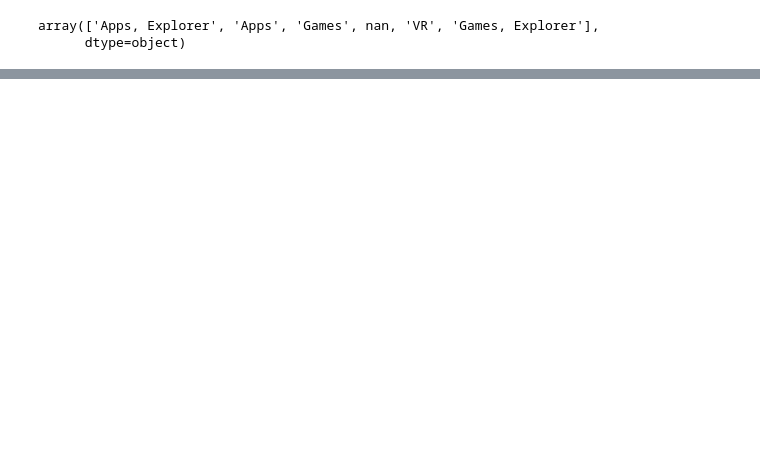
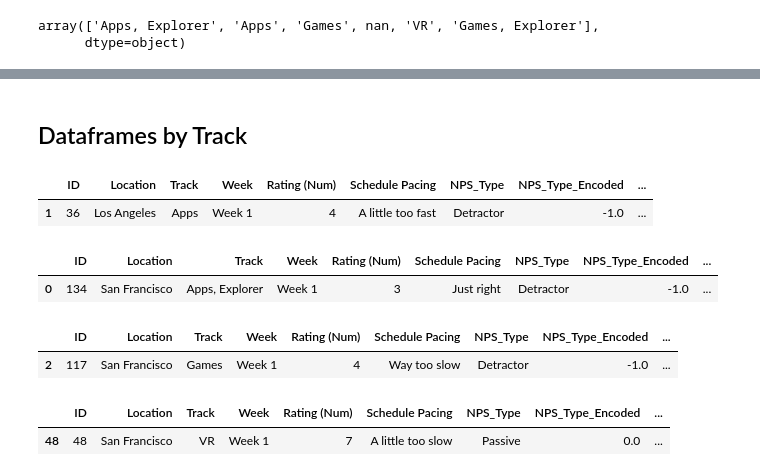
Before and after one commit to ThomasLee94/ds-1.1, a Jupyter notebook: Projects/NPS/NPS - 2017.ipynb, the cells around one changed output, grey strips where cells are left out. Drawn from its saved outputs; the diff is of its cells as text; code cells hidden in the pictures; blank space fills up the shorter version.

```diff
--- a/Projects/NPS/NPS - 2017.ipynb
+++ b/Projects/NPS/NPS - 2017.ipynb
@@ -243,0 +255,30 @@ KeyError: "['Apps, Explorer' 'Apps' 'Games' ... 'Apps' 'Apps, Explorer' 'Apps']
+# %% [markdown]
+## Dataframes by Track
+# %%
+ARG_APPS = (df["Track"] == "Apps")
+df_apps = df[ARG_APPS]
+df_apps.head(1)
+# %% [output]
+|  | ID | Location | Track | Week | Rating (Num) | Schedule Pacing | NPS_Type | NPS_Type_Encoded | ... |
+| 1 | 36 | Los Angeles | Apps | Week 1 | 4 | A little too fast | Detractor | -1.0 | ... |
+# %%
+ARG_APPS_EXP = (df["Track"] == "Apps, Explorer")
+df_apps_exp = df[ARG_APPS_EXP]
+df_apps_exp.head(1)
+# %% [output]
+|  | ID | Location | Track | Week | Rating (Num) | Schedule Pacing | NPS_Type | NPS_Type_Encoded | ... |
+| 0 | 134 | San Francisco | Apps, Explorer | Week 1 | 3 | Just right | Detractor | -1.0 | ... |
+# %%
+ARG_GAMES = (df["Track"] == "Games")
+df_games = df[ARG_GAMES]
+df_games.head(1)
+# %% [output]
+|  | ID | Location | Track | Week | Rating (Num) | Schedule Pacing | NPS_Type | NPS_Type_Encoded | ... |
+| 2 | 117 | San Francisco | Games | Week 1 | 4 | Way too slow | Detractor | -1.0 | ... |
+# %%
+ARG_VR = (df["Track"] == "VR")
+df_vr = df[ARG_VR]
+df_vr.head(1)
+# %% [output]
+|  | ID | Location | Track | Week | Rating (Num) | Schedule Pacing | NPS_Type | NPS_Type_Encoded | ... |
+| 48 | 48 | San Francisco | VR | Week 1 | 7 | A little too slow | Passive | 0.0 | ... |
```
Also changed, not shown: parts of 9 cells of this notebook.
